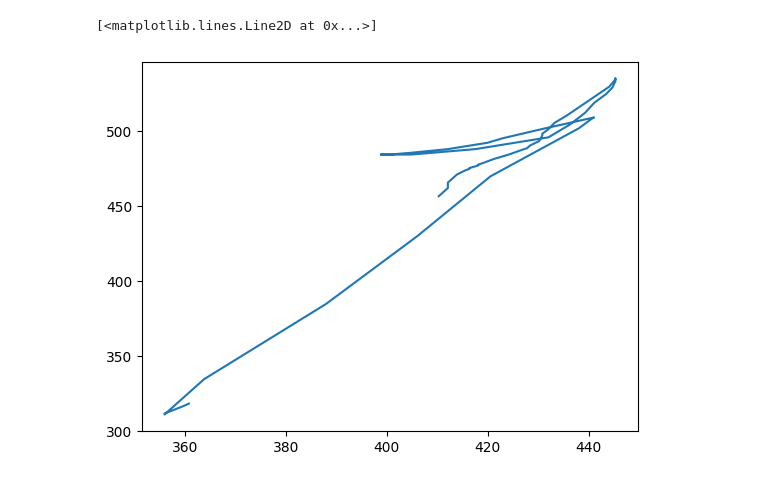
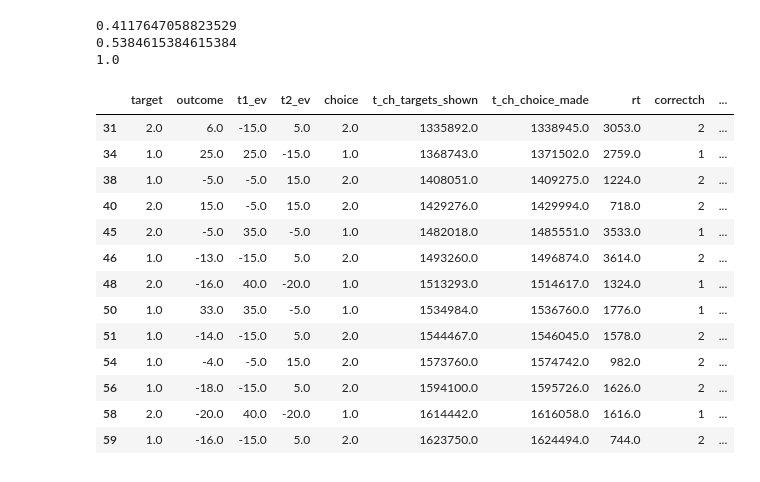
Before and after one commit to ozika/tasks-for-grants, a Jupyter notebook: contextual-inference/analysis/basic_check.ipynb, the cells around one changed output. Saved outputs shown, nothing was run; the diff lists cells and outputs as text; code cells hidden in the pictures.

```diff
--- a/contextual-inference/analysis/basic_check.ipynb
+++ b/contextual-inference/analysis/basic_check.ipynb
@@ -11,6 +34,36 @@ os.path.join(get_root(".tasks_root"))
+# %%
+c = "r3"
+cidx = 0
+for ii in range(0,3):
+    schid=ii
+    data = pd.read_json(os.path.join(get_root(".tasks_root"), "contextual-inference", "data", ids[ii]+"_"+c+"_main"+str(cidx+1)+"_"+str(schid)+".json"))
+    chdata = data.loc[(data["decision"]==1),["target", "outcome", "t1_ev", "t2_ev", "choice", "t_ch_targets_shown", "t_ch_choice_made"]]
+    chdata["rt"] = chdata["t_ch_choice_made"] - chdata["t_ch_targets_shown"]
+    chdata['correctch'] = chdata.apply(lambda row: 1 if row['t1_ev'] > row['t2_ev'] else 2, axis=1)
+
+    # Compute accuracy
+    chdata['accuracy'] = (chdata['correctch'] == chdata['choice']).astype(int)
+    print(chdata['accuracy'].mean())
+# %% [output]
+0.4117647058823529
+0.5384615384615384
+1.0
+# %%
+chdata
+# %% [output]
+|  | target | outcome | t1_ev | t2_ev | choice | t_ch_targets_shown | t_ch_choice_made | rt | correctch | ... |
+| 31 | 2.0 | 6.0 | -15.0 | 5.0 | 2.0 | 1335892.0 | 1338945.0 | 3053.0 | 2 | ... |
+| 34 | 1.0 | 25.0 | 25.0 | -15.0 | 1.0 | 1368743.0 | 1371502.0 | 2759.0 | 1 | ... |
+| 38 | 1.0 | -5.0 | -5.0 | 15.0 | 2.0 | 1408051.0 | 1409275.0 | 1224.0 | 2 | ... |
+| 40 | 2.0 | 15.0 | -5.0 | 15.0 | 2.0 | 1429276.0 | 1429994.0 | 718.0 | 2 | ... |
+| 45 | 2.0 | -5.0 | 35.0 | -5.0 | 1.0 | 1482018.0 | 1485551.0 | 3533.0 | 1 | ... |
+| 46 | 1.0 | -13.0 | -15.0 | 5.0 | 2.0 | 1493260.0 | 1496874.0 | 3614.0 | 2 | ... |
+| 48 | 2.0 | -16.0 | 40.0 | -20.0 | 1.0 | 1513293.0 | 1514617.0 | 1324.0 | 1 | ... |
+| 50 | 1.0 | 33.0 | 35.0 | -5.0 | 1.0 | 1534984.0 | 1536760.0 | 1776.0 | 1 | ... |
+| 51 | 1.0 | -14.0 | -15.0 | 5.0 | 2.0 | 1544467.0 | 1546045.0 | 1578.0 | 2 | ... |
+| 54 | 1.0 | -4.0 | -5.0 | 15.0 | 2.0 | 1573760.0 | 1574742.0 | 982.0 | 2 | ... |
+| 56 | 1.0 | -18.0 | -15.0 | 5.0 | 2.0 | 1594100.0 | 1595726.0 | 1626.0 | 2 | ... |
+| 58 | 2.0 | -20.0 | 40.0 | -20.0 | 1.0 | 1614442.0 | 1616058.0 | 1616.0 | 1 | ... |
+| 59 | 1.0 | -16.0 | -15.0 | 5.0 | 2.0 | 1623750.0 | 1624494.0 | 744.0 | 2 | ... |
 # %%
-data = pd.read_json(os.path.join(get_root(".tasks_root"), "contextual-inference", "data", "TES4TTT2_r3_main1_2_test.json"))
-plt.plot(np.array(data["mouse_xpos"].iloc[2]), np.array(data["mouse_ypos"].iloc[2]))
+data = pd.read_json(os.path.join(get_root(".tasks_root"), "contextual-inference", "data", "aaa2aaa2_r3_main1_2_test.json"))
-# %% [output]
-[<matplotlib.lines.Line2D at 0x...>]
-[figure, removed]
```
Also changed, not shown: parts of 3 cells of this notebook, 51 other files.
